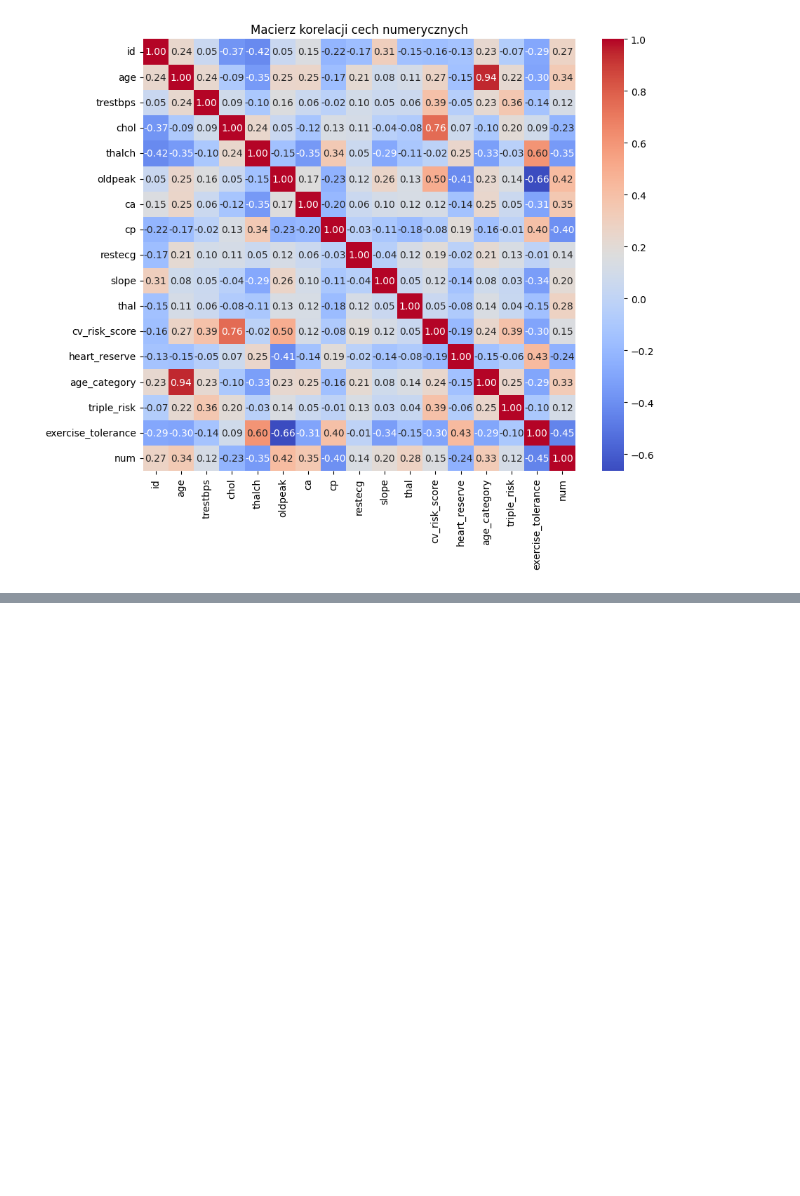
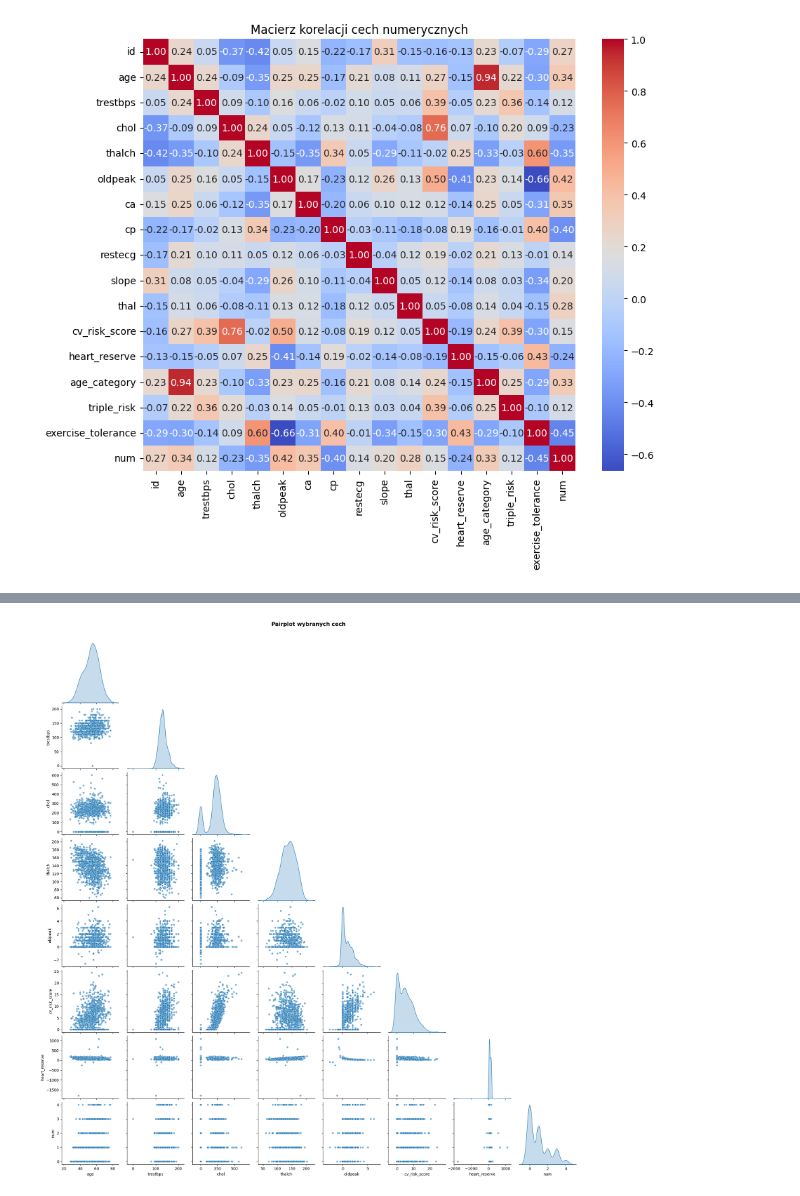
Before and after one commit to Nachos-mic/ZMUM_PROJEKT, a Jupyter notebook: zmum_project.ipynb, the cells around one changed output, grey strips where cells are left out. Saved outputs shown, nothing was run; the diff lists cells and outputs as text; code cells hidden in the pictures; blank space fills up the shorter version.

```diff
--- a/zmum_project.ipynb
+++ b/zmum_project.ipynb
@@ -739,0 +630,20 @@ Chory (num>0)                 1.59
+# %%
+# 3.1.1 Pairplot wybranych cech
+import seaborn as sns
+import matplotlib.pyplot as plt
+
+# Wybór najistotniejszych cech (w tym nowe cechy z feature engineering)
+selected_features = ['age', 'trestbps', 'chol', 'thalch', 'oldpeak', 'cv_risk_score', 'heart_reserve']
+selected_features = [c for c in selected_features if c in df_encoded.columns]
+
+if len(selected_features) <= 8:
+    sns.pairplot(
+        df_encoded[selected_features + (['num'] if 'num' in df_encoded.columns else [])],
+        diag_kind='kde', corner=True, plot_kws={'alpha': 0.6, 's': 25}
+    )
+    plt.suptitle("Pairplot wybranych cech", y=1.02, fontsize=14, fontweight='bold')
+    plt.show()
+else:
+    print("⚠️ Zbyt wiele cech do pairplotu — zmniejsz liczbę w selected_features.")
+# %% [output]
+[figure, added]
```
Also changed, not shown: parts of 17 cells of this notebook.
